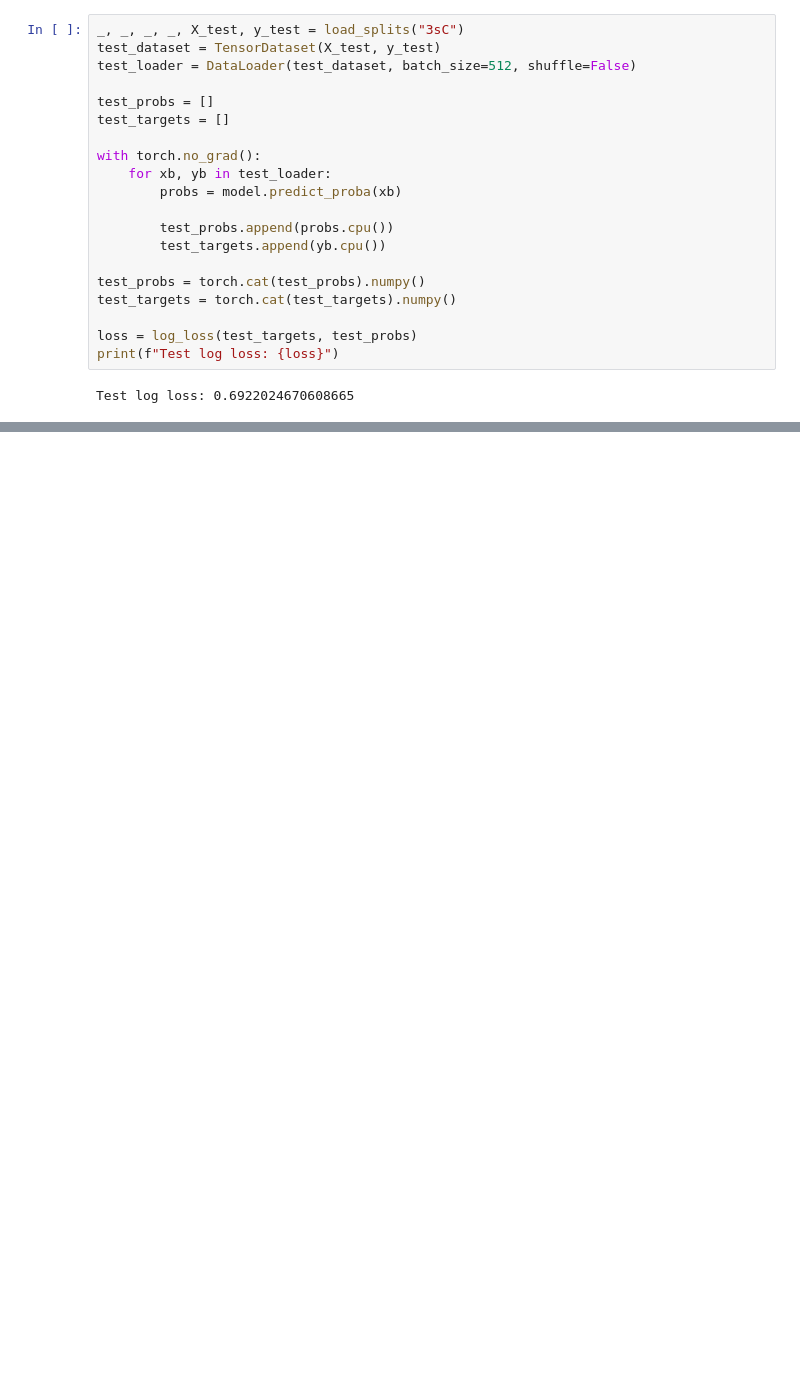
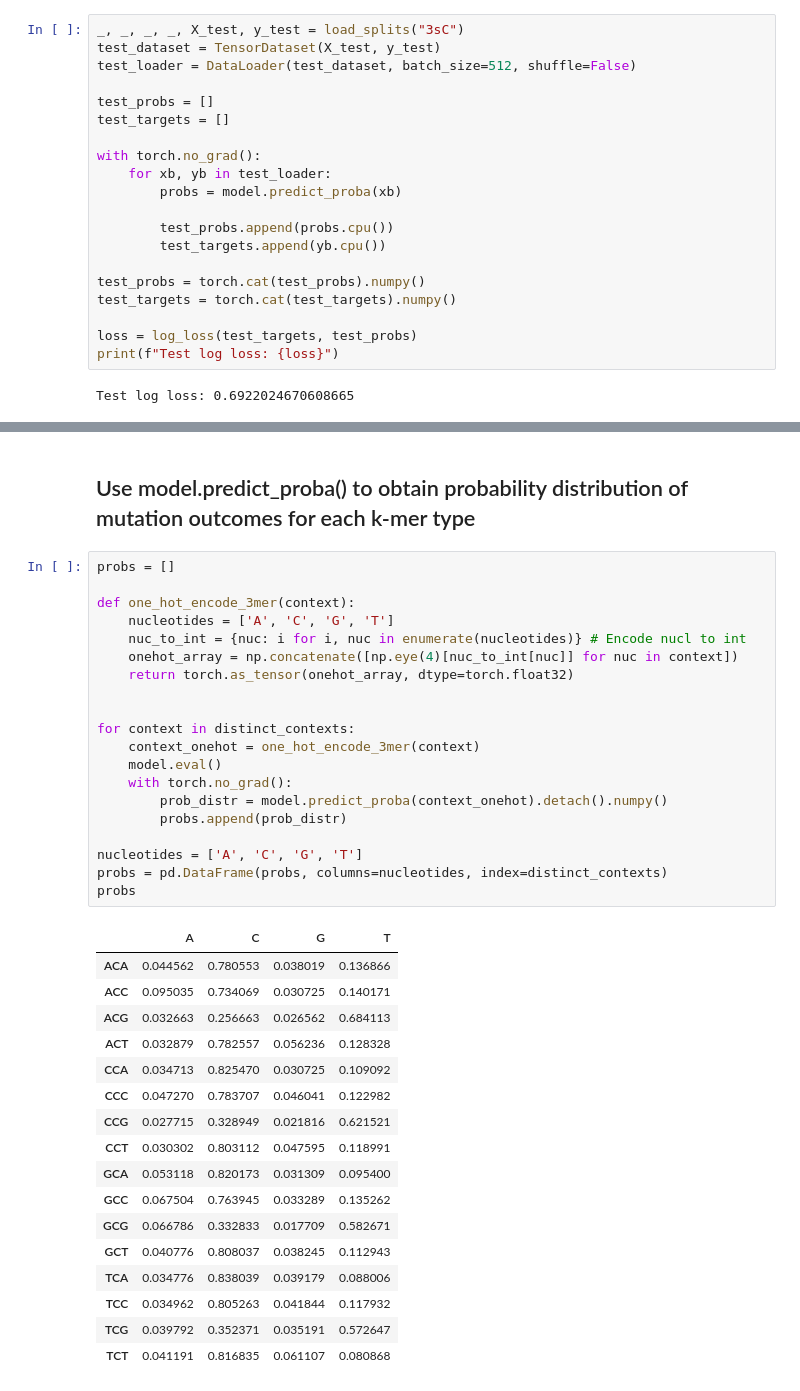
Before and after one commit to grnimrod/mutation-probs-nn, a Jupyter notebook: src/inference.ipynb, the cells around one changed output, grey strips where cells are left out. Drawn from its saved outputs; the diff is of its cells as text; blank space fills up the shorter version.

```diff
--- a/src/inference.ipynb
+++ b/src/inference.ipynb
@@ -47,0 +63,40 @@ Test log loss: 0.6922024670608665
+# %% [markdown]
+## Use model.predict_proba() to obtain probability distribution of mutation outcomes for each k-mer type
+# %%
+probs = []
+
+def one_hot_encode_3mer(context):
+    nucleotides = ['A', 'C', 'G', 'T']
+    nuc_to_int = {nuc: i for i, nuc in enumerate(nucleotides)} # Encode nucl to int
+    onehot_array = np.concatenate([np.eye(4)[nuc_to_int[nuc]] for nuc in context])
+    return torch.as_tensor(onehot_array, dtype=torch.float32)
+
+
+for context in distinct_contexts:
+    context_onehot = one_hot_encode_3mer(context)
+    model.eval()
+    with torch.no_grad():
+        prob_distr = model.predict_proba(context_onehot).detach().numpy()
+        probs.append(prob_distr)
+
+nucleotides = ['A', 'C', 'G', 'T']
+probs = pd.DataFrame(probs, columns=nucleotides, index=distinct_contexts)
+probs
+# %% [output]
+|  | A | C | G | T |
+| ACA | 0.044562 | 0.780553 | 0.038019 | 0.136866 |
+| ACC | 0.095035 | 0.734069 | 0.030725 | 0.140171 |
+| ACG | 0.032663 | 0.256663 | 0.026562 | 0.684113 |
+| ACT | 0.032879 | 0.782557 | 0.056236 | 0.128328 |
+| CCA | 0.034713 | 0.825470 | 0.030725 | 0.109092 |
+| CCC | 0.047270 | 0.783707 | 0.046041 | 0.122982 |
+| CCG | 0.027715 | 0.328949 | 0.021816 | 0.621521 |
+| CCT | 0.030302 | 0.803112 | 0.047595 | 0.118991 |
+| GCA | 0.053118 | 0.820173 | 0.031309 | 0.095400 |
+| GCC | 0.067504 | 0.763945 | 0.033289 | 0.135262 |
+| GCG | 0.066786 | 0.332833 | 0.017709 | 0.582671 |
+| GCT | 0.040776 | 0.808037 | 0.038245 | 0.112943 |
+| TCA | 0.034776 | 0.838039 | 0.039179 | 0.088006 |
+| TCC | 0.034962 | 0.805263 | 0.041844 | 0.117932 |
+| TCG | 0.039792 | 0.352371 | 0.035191 | 0.572647 |
+| TCT | 0.041191 | 0.816835 | 0.061107 | 0.080868 |
```
Also changed, not shown: parts of 6 cells of this notebook.
